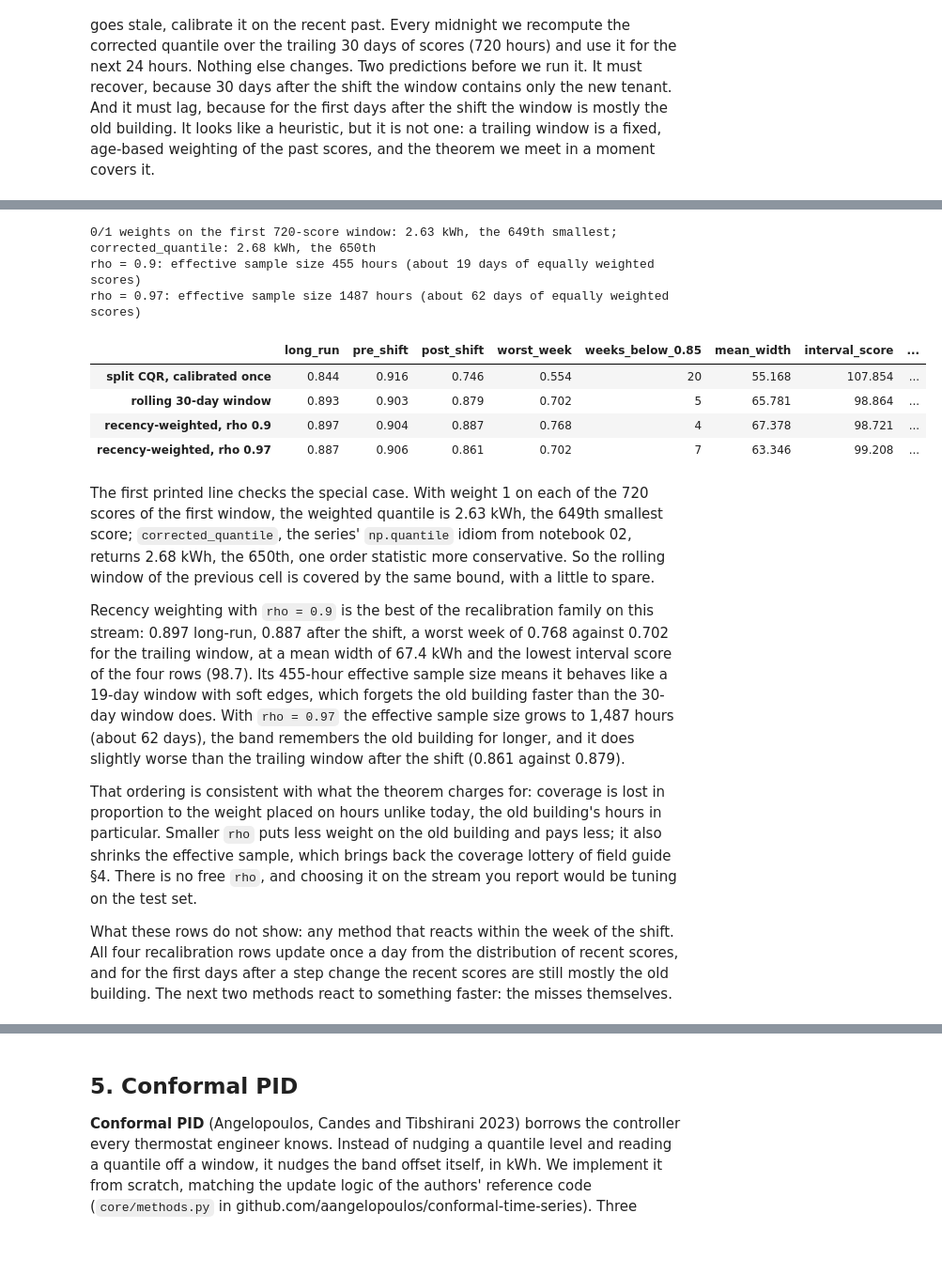
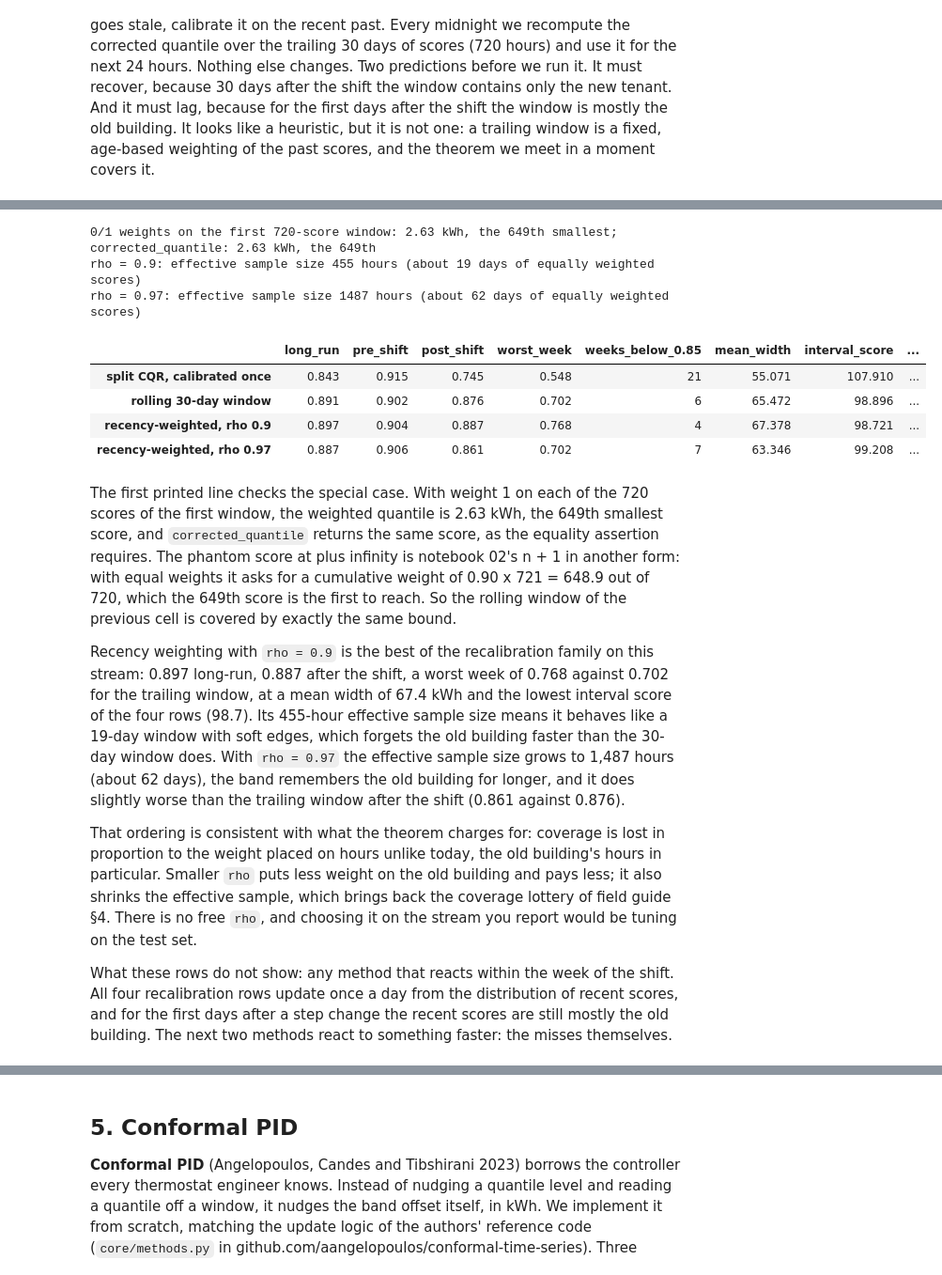
Before and after one commit to josephazar/conformal-prediction-intro, a Jupyter notebook: notebooks/15_coverage_under_drift_aci_and_pid.ipynb, the cells around one changed output, grey strips where cells are left out. Shown at 94% size. Cells and saved outputs as stored; diff of their text form; code cells hidden in the pictures; blank space fills up the shorter version.

```diff
--- a/notebooks/15_coverage_under_drift_aci_and_pid.ipynb
+++ b/notebooks/15_coverage_under_drift_aci_and_pid.ipynb
@@ -272,11 +272,11 @@ def band_report(y, point, lo, hi, alpha):
 
 
 def corrected_quantile(scores, alpha):
-    """The corrected quantile from notebook 02 (finite-sample, slightly conservative)."""
+    """The corrected quantile from notebook 02: the k-th smallest score, k = ceil((n+1)(1-alpha))."""
     n = len(scores)
-    q_level = math.ceil((n + 1) * (1 - alpha)) / n
-    assert q_level <= 1.0, "calibration window too short for this alpha (field guide S1)"
-    return float(np.quantile(scores, q_level, method="higher"))
+    k = math.ceil((n + 1) * (1 - alpha))
+    assert k <= n, "calibration window too short for this alpha (field guide S1)"
+    return float(np.sort(scores)[k - 1])
 # %% [markdown]
 The stream we build is the simplest one that contains the facilities lead's problem:
 
@@ -686,45 +687,46 @@ def weighted_conformal_qhat(scores, w_scores, w_test, alpha):
     if idx >= len(scores):
         return np.inf
     return scores[order][idx]
 
 
 # The trailing window is the 0/1 special case: weight 1 on the last 720 scores, 0 before.
 window0 = scores[START - WINDOW:START]
 q01 = weighted_conformal_qhat(window0, np.ones(WINDOW), 1.0, ALPHA)
-assert q01 <= corrected_quantile(window0, ALPHA), "notebook 02's idiom must be at least as conservative"
+assert q01 == corrected_quantile(window0, ALPHA), "equal weights must reproduce the corrected quantile"
 print(f"0/1 weights on the first 720-score window: {q01:.2f} kWh, the {np.sum(window0 <= q01)}th smallest; "
       f"corrected_quantile: {corrected_quantile(window0, ALPHA):.2f} kWh, the "
       f"{np.sum(window0 <= corrected_quantile(window0, ALPHA))}th")
 
 score_day = hours // 24
 for rho in (0.9, 0.97):
     q_w = np.full(len(scores), np.nan)
     n_eff = []
     for t in range(START, len(scores), 24):          # every midnight, like the rolling window
         age_days = score_day[t] - score_day[:t]       # 1 = yesterday, 2 = the day before, ...
         w = rho ** age_days                           # fixed in advance: depends on age only
         q_w[t:t + 24] = weighted_conformal_qhat(scores[:t], w, 1.0, ALPHA)
         n_eff.append(w.sum() ** 2 / np.sum(w ** 2))
     offsets[f"recency-weighted, rho {rho}"] = q_w
     print(f"rho = {rho}: effective sample size {np.mean(n_eff):.0f} hours "
           f"(about {np.mean(n_eff) / 24:.0f} days of equally weighted scores)")
 
 report_table({name: building_report(q) for name, q in offsets.items()}).round(3)
 # %% [output]
-0/1 weights on the first 720-score window: 2.63 kWh, the 649th smallest; corrected_quantile: 2.68 kWh, the 650th
+0/1 weights on the first 720-score window: 2.63 kWh, the 649th smallest; corrected_quantile: 2.63 kWh, the 649th
 rho = 0.9: effective sample size 455 hours (about 19 days of equally weighted scores)
 rho = 0.97: effective sample size 1487 hours (about 62 days of equally weighted scores)
 |  | long_run | pre_shift | post_shift | worst_week | weeks_below_0.85 | mean_width | interval_score | ... |
-| split CQR, calibrated once | 0.844 | 0.916 | 0.746 | 0.554 | 20 | 55.168 | 107.854 | ... |
-| rolling 30-day window | 0.893 | 0.903 | 0.879 | 0.702 | 5 | 65.781 | 98.864 | ... |
+| split CQR, calibrated once | 0.843 | 0.915 | 0.745 | 0.548 | 21 | 55.071 | 107.910 | ... |
+| rolling 30-day window | 0.891 | 0.902 | 0.876 | 0.702 | 6 | 65.472 | 98.896 | ... |
 | recency-weighted, rho 0.9 | 0.897 | 0.904 | 0.887 | 0.768 | 4 | 67.378 | 98.721 | ... |
 | recency-weighted, rho 0.97 | 0.887 | 0.906 | 0.861 | 0.702 | 7 | 63.346 | 99.208 | ... |
 # %% [markdown]
 The first printed line checks the special case. With weight 1 on each of the 720 scores of
-the first window, the weighted quantile is 2.63 kWh, the 649th smallest score;
-`corrected_quantile`, the series' `np.quantile` idiom from notebook 02, returns 2.68 kWh, the
-650th, one order statistic more conservative. So the rolling window of the previous cell is
-covered by the same bound, with a little to spare.
+the first window, the weighted quantile is 2.63 kWh, the 649th smallest score, and
+`corrected_quantile` returns the same score, as the equality assertion requires. The phantom
+score at plus infinity is notebook 02's n + 1 in another form: with equal weights it asks for a
+cumulative weight of 0.90 x 721 = 648.9 out of 720, which the 649th score is the first to reach.
+So the rolling window of the previous cell is covered by exactly the same bound.
 
 Recency weighting with `rho = 0.9` is the best of the recalibration family on this stream: 0.897
 long-run, 0.887 after the shift, a worst week of 0.768 against 0.702 for the trailing window,
@@ -732,7 +734,7 @@ at a mean width of 67.4 kWh and the lowest interval score of the four rows (98.7
 effective sample size means it behaves like a 19-day window with soft edges, which forgets the
 old building faster than the 30-day window does. With `rho = 0.97` the effective sample size
 grows to 1,487 hours (about 62 days), the band remembers the old building for longer, and it
-does slightly worse than the trailing window after the shift (0.861 against 0.879).
+does slightly worse than the trailing window after the shift (0.861 against 0.876).
 
 That ordering is consistent with what the theorem charges for: coverage is lost in proportion
 to the weight placed on hours unlike today, the old building's hours in particular. Smaller `rho` puts less weight on the old building and pays less; it also
```
Also changed, not shown: parts of 20 cells of this notebook, 6 other files.
